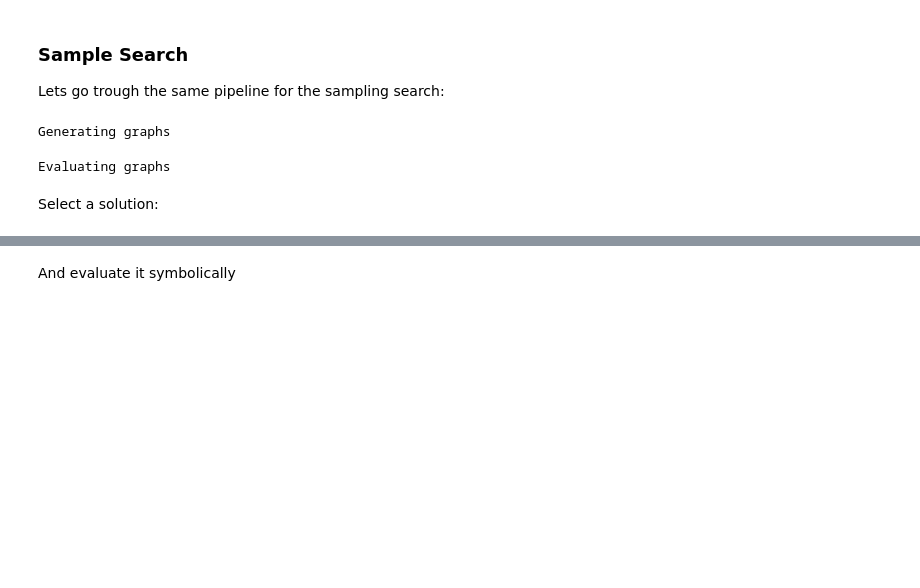
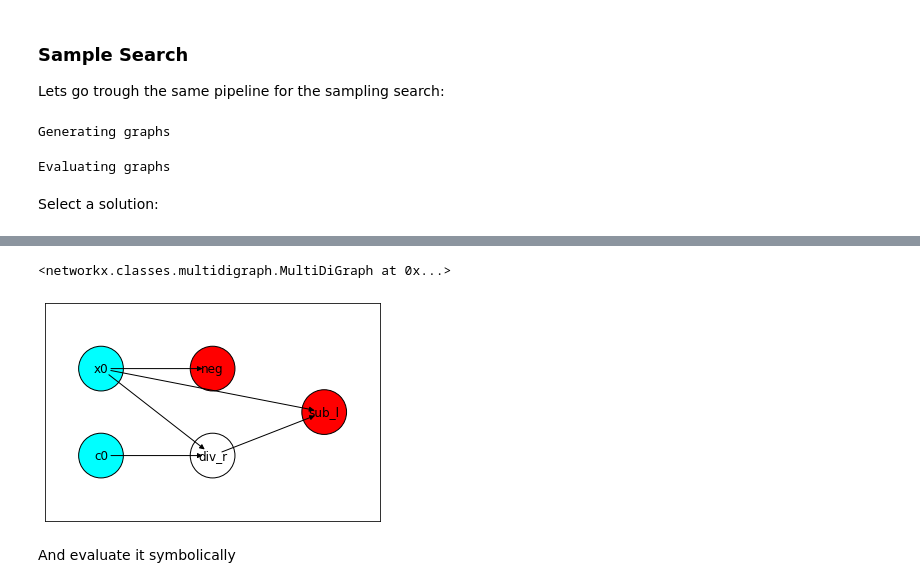
Before and after one commit to kahlmeyer94/DAG_search, a Jupyter notebook: tutorial.ipynb, the cells around one changed output, grey strips where cells are left out. Saved outputs shown, nothing was run; the diff lists cells and outputs as text; code cells hidden in the pictures; blank space fills up the shorter version.

```diff
--- a/tutorial.ipynb
+++ b/tutorial.ipynb
@@ -209,4 +216,6 @@ graph = res['graphs'][idx]
 consts = res['consts'][idx]
 loss = res['losses'][idx]
 print(f'Loss: {loss}')
+
+comp_graph.plot_cgraph(graph, ax = plt.gca())
 # %% [output]
@@ -214,3 +223,5 @@ Loss: 0.0
+<networkx.classes.multidigraph.MultiDiGraph at 0x...>
+[figure, added]
 # %% [markdown]
 And evaluate it symbolically
 # %%
```
Also changed, not shown: parts of 15 cells of this notebook.
